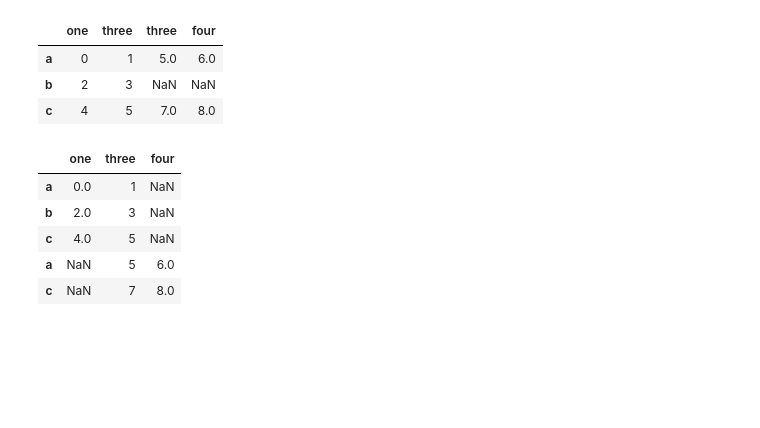
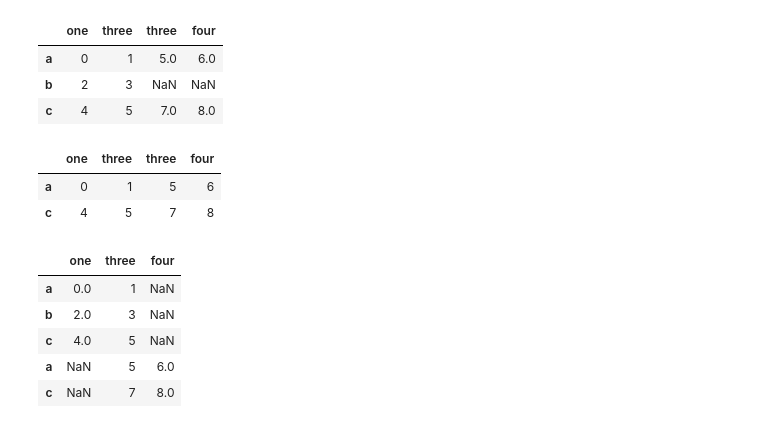
Before and after one commit to leo90rc/Leonardo.DataScience, a Jupyter notebook: week4_EDA_np_pd_json_apis_regex/day2_numpy_pandas_II/theory/pandas/8.Combining_Merging_Datasets.ipynb, the cells around one changed output. Cells and saved outputs as stored; diff of their text form; code cells hidden in the pictures; blank space fills up the shorter version.

```diff
--- a/week4_EDA_np_pd_json_apis_regex/day2_numpy_pandas_II/theory/pandas/8.Combining_Merging_Datasets.ipynb
+++ b/week4_EDA_np_pd_json_apis_regex/day2_numpy_pandas_II/theory/pandas/8.Combining_Merging_Datasets.ipynb
@@ -761,4 +826,10 @@ pd.concat([df1, df2], axis = 1)
 | a | 0 | 1 | 5.0 | 6.0 |
 | b | 2 | 3 | NaN | NaN |
 | c | 4 | 5 | 7.0 | 8.0 |
+# %%
+pd.concat([df1, df2], axis = 1, join='inner') # POR DEFECTO: axis = 0 - join = outer
+# %% [output]
+|  | one | three | three | four |
+| a | 0 | 1 | 5 | 6 |
+| c | 4 | 5 | 7 | 8 |
 # %%
```
Also changed, not shown: parts of 10 cells of this notebook, 17 other files.
